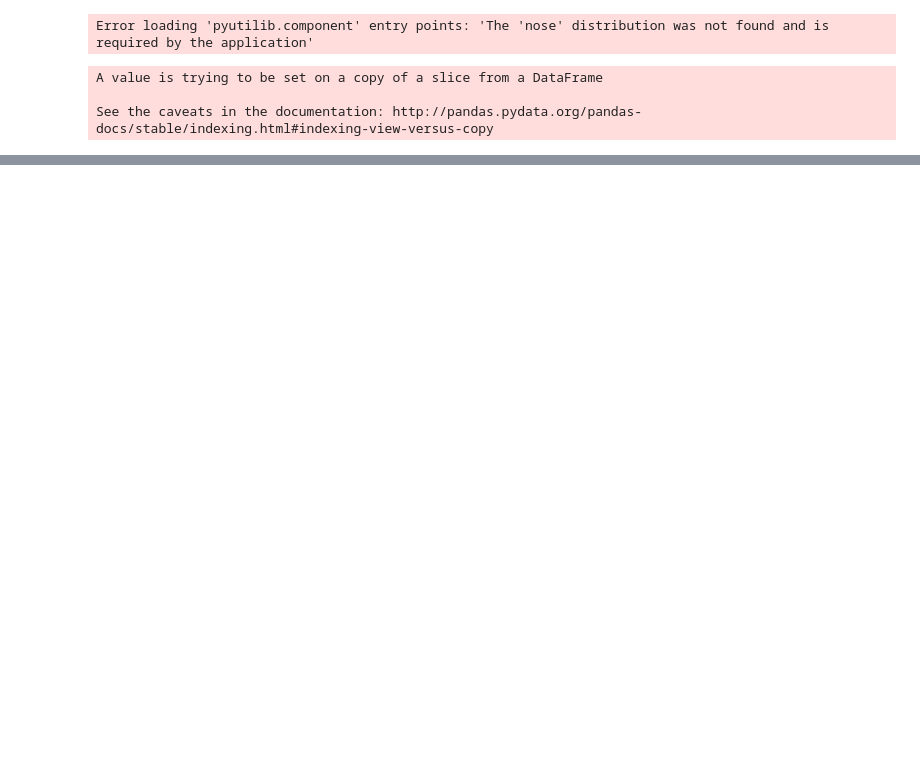
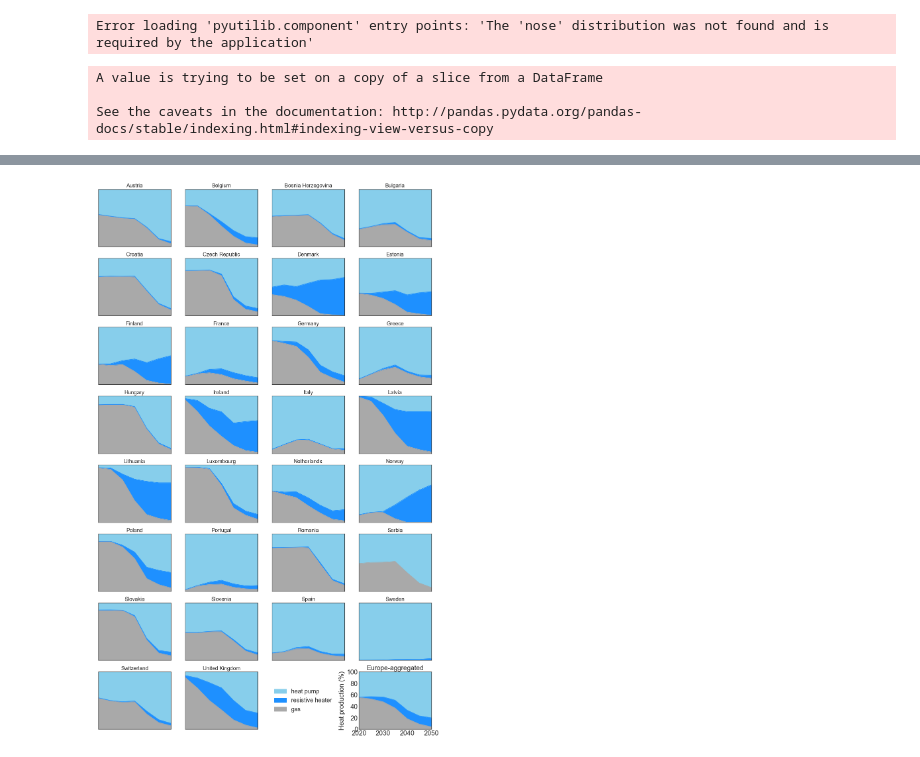
Before and after one commit to martavp/pypsa-eur-sec-30-path, a Jupyter notebook: paper_graphics/notebooks/plot.ipynb, the cells around one changed output, grey strips where cells are left out. Drawn from its saved outputs; the diff is of its cells as text; code cells hidden in the pictures; blank space fills up the shorter version.

```diff
--- a/paper_graphics/notebooks/plot.ipynb
+++ b/paper_graphics/notebooks/plot.ipynb
@@ -403,0 +406,50 @@ plt.savefig('../../figures/primary_energy_go.png', dpi=300, bbox_inches='tight')
+# %%
+df = pd.read_csv('../results/version-Base/heat_production_Base_go.csv',index_col=0,header=[0,1])
+df.rename(index={'gas boiler':'gas','CHP heat':'gas'},inplace=True)
+index = ['gas', 'resistive heater', 'heat pump']
+df = df.groupby(level=0).sum().reindex(index=index)
+df_EU = df.droplevel(level='country',axis=1).groupby(level=0,axis=1).sum()
+df.rename(mapper=dict_2toname,axis=1,inplace=True)
+
+countries = df.columns.get_level_values(0).drop_duplicates().sort_values()
+# %%
+import matplotlib.gridspec as gridspec
+import matplotlib.pylab as pl
+import seaborn as sns; sns.set()
+sns.set_style('ticks')
+plt.style.use('seaborn-ticks')
+plt.rcParams['xtick.direction'] = 'in'
+plt.rcParams['ytick.direction'] = 'in'
+plt.rcParams['xtick.labelsize'] = fs
+plt.rcParams['ytick.labelsize'] = fs
+
+fig = plt.figure(figsize=(18,30))
+gs = gridspec.GridSpec(8, 4)
+
+for i, country in enumerate(countries):
+    df_ = df[country]
+    df_ = df_/df_.sum()
+    to_drop = df_.index[df_.abs().max(axis=1) < 0.01]
+    df_.drop(index=to_drop,inplace=True)
+    ax = fig.add_subplot(gs[i//4, i-(i//4)*4])
+    df_.T.plot.area(ax=ax,legend=False,color=[tech_colors[i] for i in df_.index])
+    ax.set_ylim(0,1)
+    ax.set_title(country, fontsize=16)
+    ax.set_yticks([])
+    ax.set_xticks([])
+    ax.set_xlabel('')
+
+ax = fig.add_subplot(gs[7,3])
+df_EU = df_EU/df_EU.sum()
+df_EU.T.plot.area(ax=ax,color=[tech_colors[i] for i in df_EU.index])
+handles, labels = ax.get_legend_handles_labels()
+ax.legend(handles[::-1], labels[::-1], ncol=1,fontsize=fs_s,loc='center right',bbox_to_anchor=(-0.3,0.5))
+ax.set_ylabel('Heat production (%)', fontsize=fs)
+ax.set_ylim(0,1)
+ax.set_yticks(np.arange(0,1.2,0.2))
+ax.set_yticklabels(np.arange(0,120,20))
+ax.set_title('Europe-aggregated', fontsize=fs)
+ax.set_xlabel('')
+plt.savefig('../../figures/heat_production_go.png', dpi=300, bbox_inches='tight')
+# %% [output]
+[figure, added]
```
Also changed, not shown: parts of 11 cells of this notebook, 43 other files.
